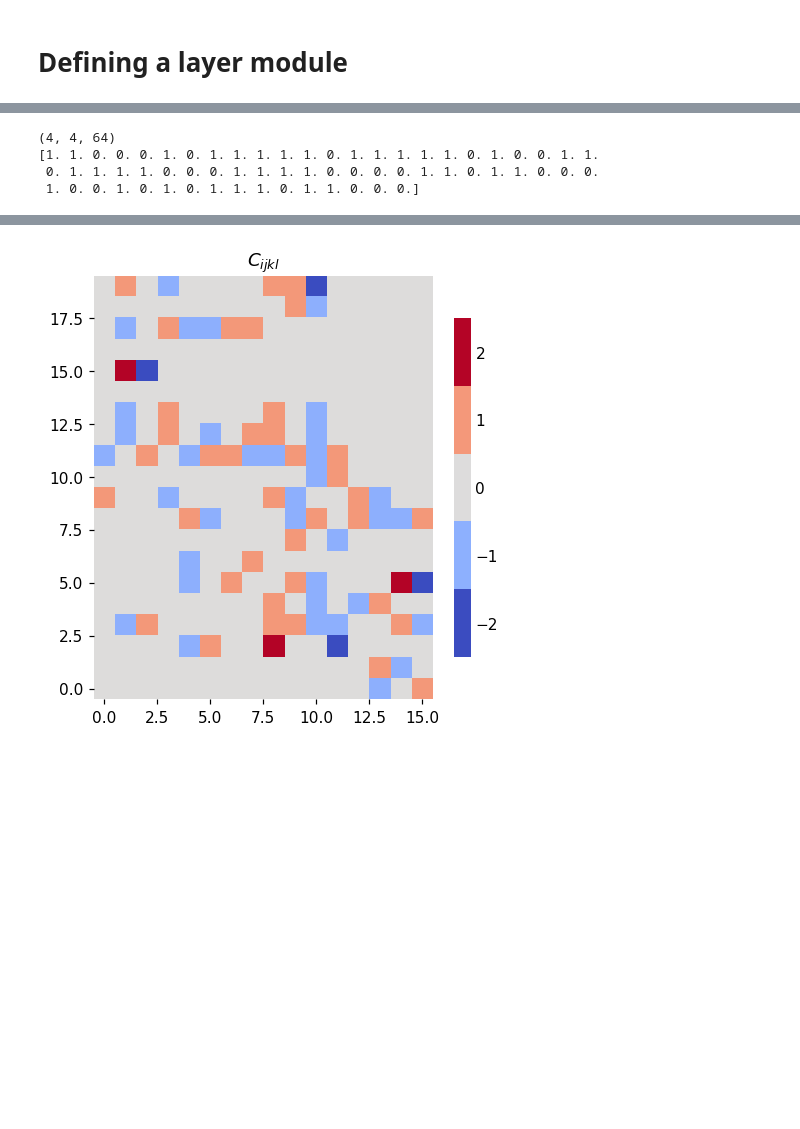
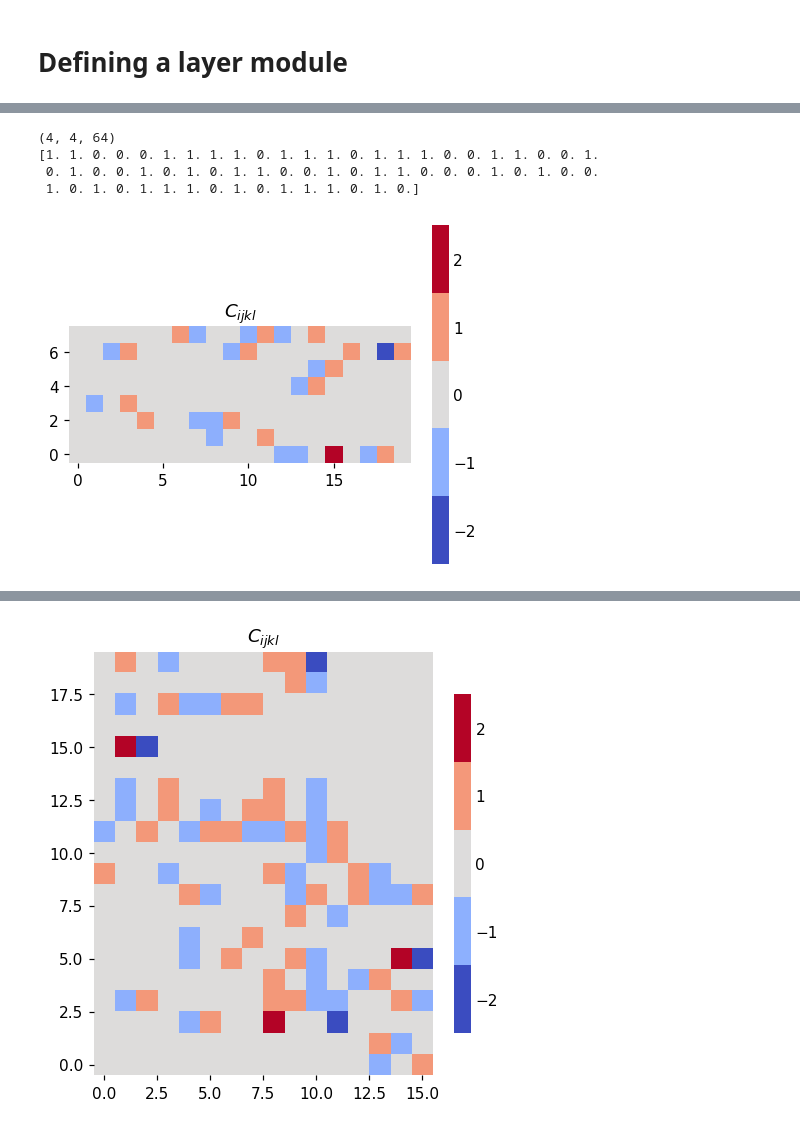
Before and after one commit to Integrated-Systems-Neuroengineering/scrramble, a Jupyter notebook: Notebooks/toy_models_of_connectivity.ipynb, the cells around one changed output, grey strips where cells are left out. Drawn from its saved outputs; the diff is of its cells as text; code cells hidden in the pictures; blank space fills up the shorter version.

```diff
--- a/Notebooks/toy_models_of_connectivity.ipynb
+++ b/Notebooks/toy_models_of_connectivity.ipynb
@@ -291,7 +291,9 @@ class ScRRAMBLeLayer(nnx.Module):
         slot_length: int,
         activation: Callable,
         rngs: nnx.Rngs,
-        core_length: int = 256
+        core_length: int = 256,
+        threshold = 0.0,
+        noise_sd = 0.1
 
 
     ):
@@ -306,14 +308,16 @@ class ScRRAMBLeLayer(nnx.Module):
         self.slot_length = slot_length
         self.activation = activation
         self.rngs = rngs
-        self.activation = partial(self.activation, threshold=0.0, noise_sd=0.05, key=self.rngs.activation())
+        self.threshold = threshold
+        self.noise_sd = noise_sd
+        self.activation = partial(self.activation, threshold=self.threshold, noise_sd=self.noise_sd, key=self.rngs.activation())
 
         # define weights for input cores
         initializer = initializers.glorot_normal()
-        self.Wi = nnx.Param(initializer(self.rngs.params(), (self.input_cores, self.slots_per_core, self.slot_length, self.slot_length)))
+        self.Wi = nnx.Param(initializer(self.rngs.params(), (self.input_cores, self.slots_per_core, self.slots_per_core, self.slot_length, self.slot_length)))
 
         # define output weights
-        self.Wo = nnx.Param(initializer(self.rngs.params(), (self.output_cores, self.slots_per_core, self.slot_length, self.slot_length)))
+        self.Wo = nnx.Param(initializer(self.rngs.params(), (self.output_cores, self.slots_per_core, self.slots_per_core, self.slot_length, self.slot_length)))
 
         # define connectivity matrix between input vector and input cores: we can trat input as if it came from a layer of cores
         Ci = intercore_connectivity(
@@ -342,19 +346,19 @@ class ScRRAMBLeLayer(nnx.Module):
         x = x.reshape(self.input_eff_cores, self.slots_per_core, self.slot_length)
 
         # reconstruct the scrambled input
-        x = jnp.einsum('ijkl,ijm->klm', self.Ci, x)
+        x = jnp.einsum('ijkl,ijm->klm', self.Ci.value, x)
 
         # Feed this into the first set of cores
-        y1 = jnp.einsum('ijkl,ijl->ijk', self.Wi, x)
+        y1 = jnp.einsum('ijklm,ikm->ijl', self.Wi.value, x)
 
         # apply the non-linearity
         y1 = self.activation(y1)
 
         # scramble the input to cores in layers l
-        y1 = jnp.einsum('ijkl,ijm->klm', self.C_cores, y1)
+        y1 = jnp.einsum('ijkl,ijm->klm', self.C_cores.value, y1)
 
         # feed the scrambled input into the set of cores in layer l
-        y2 = jnp.einsum('ijkl,ijl->ijk', self.Wo, y1)
+        y2 = jnp.einsum('ijklm,ikm->ijl', self.Wo.value, y1)
 
         # apply the non-linearity
 
@@ -362,28 +366,30 @@ class ScRRAMBLeLayer(nnx.Module):
 # %%
 # testing the ScRRAMBLe layer
 rngs = nnx.Rngs(params=1, activation=2)
 x_test = jax.random.normal(key=rngs.params(), shape=(512,))
 
 test_layer = ScRRAMBLeLayer(
     input_vector_size=x_test.shape[0],
     input_cores=5,
     output_cores=4,
-    avg_slot_connectivity=4,
+    avg_slot_connectivity=1,
     slots_per_core=4,
     slot_length=64,
     rngs=rngs,
     activation=clipping_ste
 )
 
 nnx.display(test_layer)
 
 test_out = test_layer(x_test)
 print(test_out.shape)
 print(test_out[0, 0, :])
+fig, ax = plot_connectivity_matrix(test_layer.Ci.value)
 # %% [output]
 [interactive output not drawn]
 [interactive output not drawn]
 (4, 4, 64)
-[1. 1. 0. 0. 0. 1. 0. 1. 1. 1. 1. 1. 0. 1. 1. 1. 1. 1. 0. 1. 0. 0. 1. 1.
- 0. 1. 1. 1. 1. 0. 0. 0. 1. 1. 1. 1. 0. 0. 0. 0. 1. 1. 0. 1. 1. 0. 0. 0.
- 1. 0. 0. 1. 0. 1. 0. 1. 1. 1. 0. 1. 1. 0. 0. 0.]
+[1. 1. 0. 0. 0. 1. 1. 1. 1. 0. 1. 1. 1. 0. 1. 1. 1. 0. 0. 1. 1. 0. 0. 1.
+ 0. 1. 0. 0. 1. 0. 1. 0. 1. 1. 0. 0. 1. 0. 1. 1. 0. 0. 0. 1. 0. 1. 0. 0.
+ 1. 0. 1. 0. 1. 1. 1. 0. 1. 0. 1. 1. 1. 0. 1. 0.]
+[figure, added]
```
Also changed, not shown: parts of 12 cells of this notebook, 5 other files.
